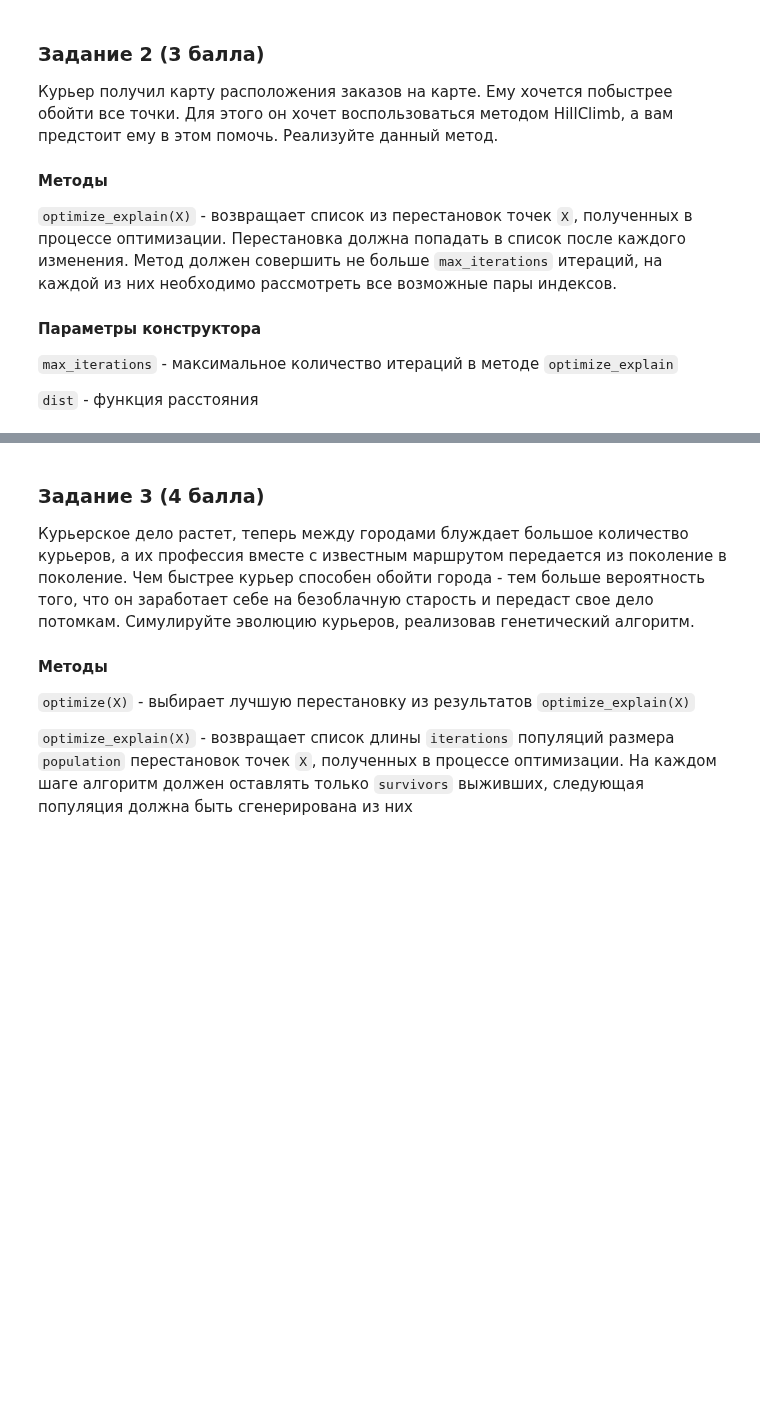
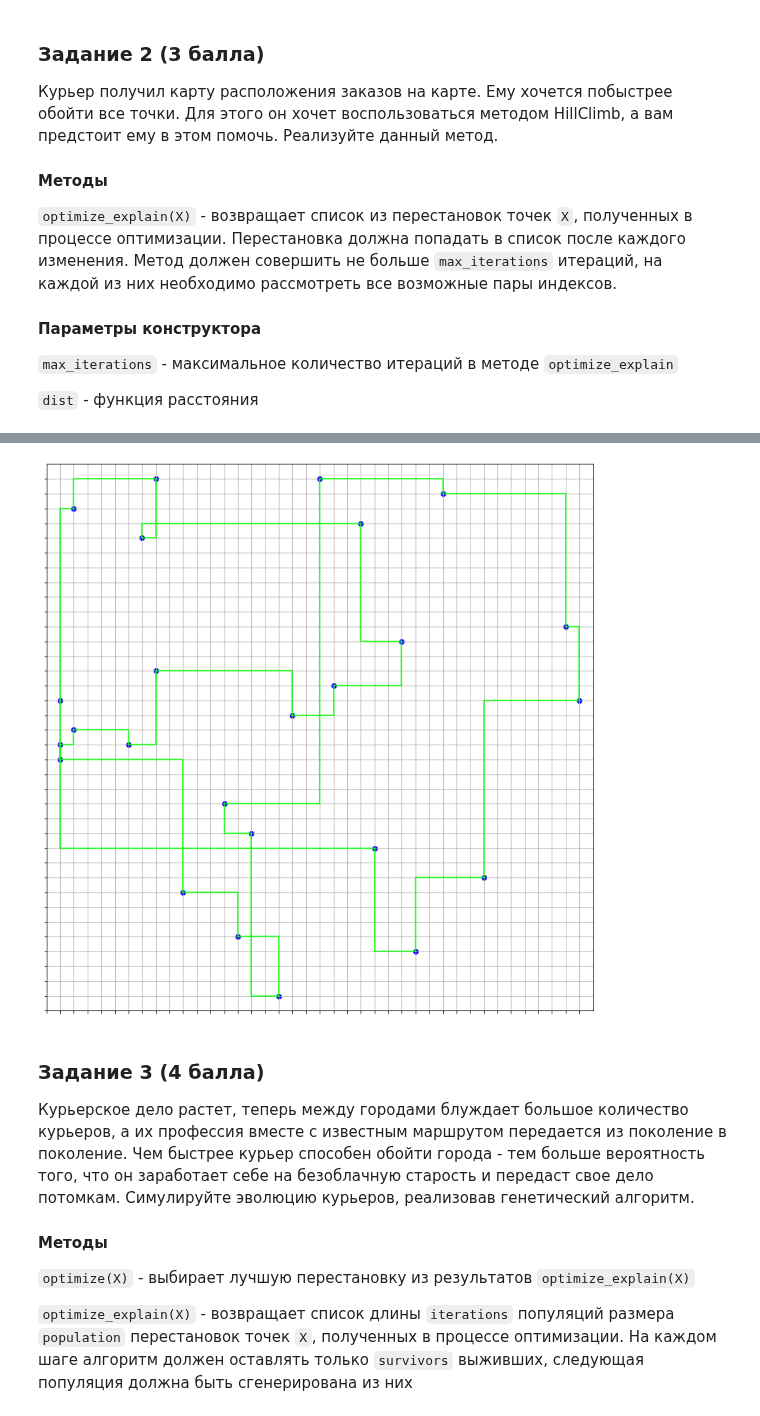
Before and after one commit to breengles/hse_hw, a Jupyter notebook: MachineLearning/11. Stochastic Stranding/hw11_task.ipynb, the cells around one changed output, grey strips where cells are left out. Cells and saved outputs as stored; diff of their text form; code cells hidden in the pictures; blank space fills up the shorter version.

```diff
--- a/MachineLearning/11. Stochastic Stranding/hw11_task.ipynb
+++ b/MachineLearning/11. Stochastic Stranding/hw11_task.ipynb
@@ -113,3 +105,18 @@ def l1_distance(p1, p2):
+# %%
+def cyclic_distance(points, dist):
+    out = 0
+    prev = points[-1]
+    for p in points:
+        out += dist(prev, p)
+        prev = p
+    return out
+
+def l2_distance(p1, p2):
+    d = p1 - p2
+    return np.sqrt(d @ d)
+
+def l1_distance(p1, p2):
+    return np.sum(np.abs(p1 - p2))
 # %% [markdown]
 ### Задание 2 (3 балла)
 Курьер получил карту расположения заказов на карте. Ему хочется побыстрее обойти все точки. Для этого он хочет воспользоваться методом HillClimb, а вам предстоит ему в этом помочь. Реализуйте данный метод.
@@ -135,3 +227,4 @@ class HillClimb:
 # %%
 hc = HillClimb(100, l1_distance)
-HTML(visualize_hillclimb(X, hillclimb).to_jshtml())
+HTML(visualize_hillclimb(X, hc).to_jshtml())
+# %% [output]
@@ -138,3 +232,4 @@ HTML(visualize_hillclimb(X, hillclimb).to_jshtml())
+[figure, added]
 # %% [markdown]
 ### Задание 3 (4 балла)
 Курьерское дело растет, теперь между городами блуждает большое количество курьеров, а их профессия вместе с известным маршрутом передается из поколение в поколение. Чем быстрее курьер способен обойти города - тем больше вероятность того, что он заработает себе на безоблачную старость и передаст свое дело потомкам. Симулируйте эволюцию курьеров, реализовав генетический алгоритм.
```
Also changed, not shown: parts of 8 cells of this notebook.
